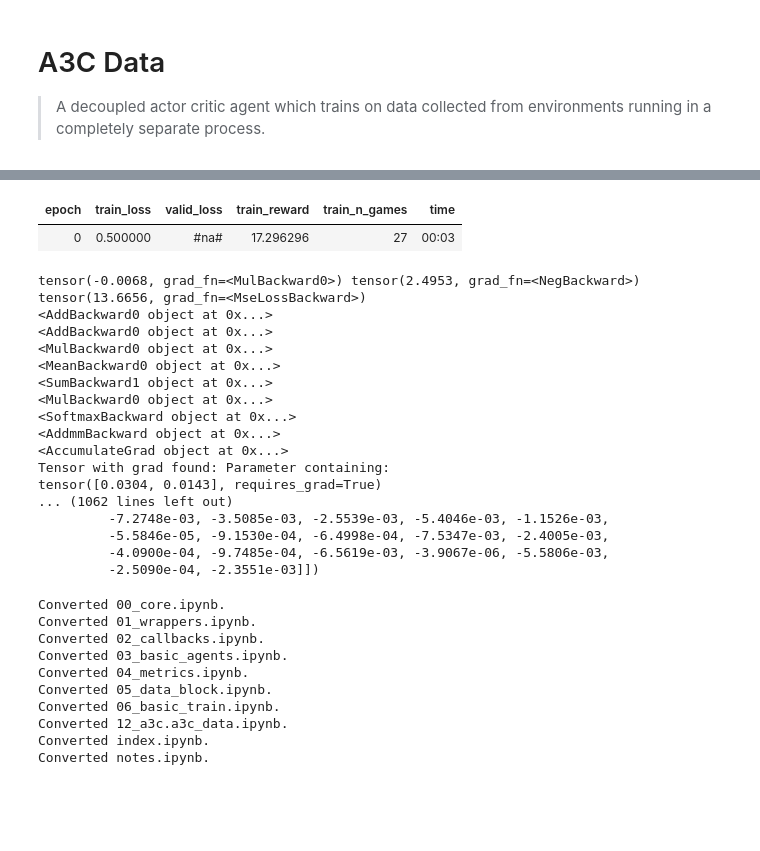
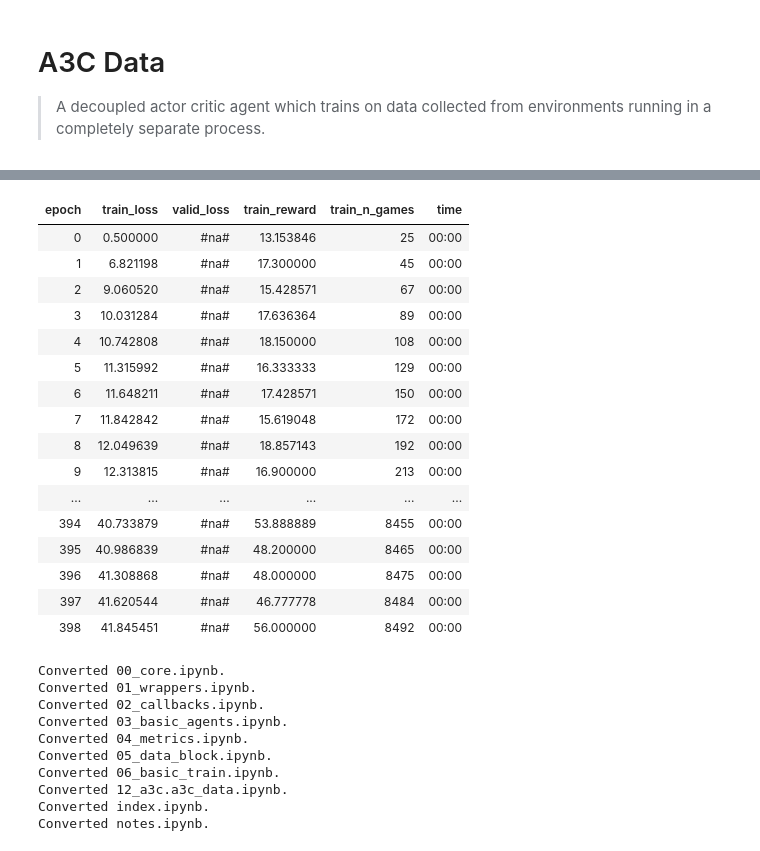
Before and after one commit to josiahls/fast-reinforcement-learning-2, a Jupyter notebook: nbs/12_a3c.a3c_data.ipynb, the cells around one changed output, grey strips where cells are left out. Saved outputs shown, nothing was run; the diff lists cells and outputs as text; code cells hidden in the pictures; blank space fills up the shorter version.

```diff
--- a/nbs/12_a3c.a3c_data.ipynb
+++ b/nbs/12_a3c.a3c_data.ipynb
@@ -228,13 +256,19 @@ class A3CTrainer(LearnerCallback):
     def on_backward_begin(self,last_loss,**kwargs):
         if self.skip_process_batch:return {'skip_bwd':self.skip_process_batch}
         s_t,a_t,r_est=unbatch(self.batch,self.learn.model,self.learn.discount**self.data.ds_kwargs['skip_n_steps'])
+        r_est=r_est.squeeze(1)
+#         print(a_t.float().mean(),s_t.mean(),r_est.mean())
+#         print(a_t.shape,s_t.shape,r_est.shape)
+#         r_est=r_est.squeeze(1)
         self.learn.opt.zero_grad()
         logits_v,value_v=self.learn.model(s_t)
+#         print(logits_v.shape,s_t.shape)
 
         loss_value_v=F.mse_loss(value_v.squeeze(-1),r_est)
 #         print((r_est.mean(),value_v.mean()))
         log_prob_v=F.log_softmax(logits_v,dim=1)
         adv_v=r_est-value_v.detach()
+#         print(log_prob_v.shape)
         log_prob_actions_v=adv_v*log_prob_v[range(self.learn.data.bs),a_t]
         loss_policy_v=-log_prob_actions_v.mean()
 
@@ -242,48 +276,48 @@ class A3CTrainer(LearnerCallback):
 #         print(prob_v.max(),log_prob_v.max(),prob_v.min(),log_prob_v.min())
         entropy_loss_v=self.learn.entropy_beta*(prob_v*log_prob_v).sum(dim=1).mean()
 
-        print(entropy_loss_v,loss_policy_v,loss_value_v)
-        loss_v=entropy_loss_v+loss_policy_v+loss_value_v
+        loss_v=entropy_loss_v+loss_value_v+loss_policy_v
 
         self.learn.loss_func.loss=loss_v.detach()
         return {'last_loss':loss_v,'skip_bwd':self.skip_process_batch}
 
 
     def on_backward_end(self,*args,**kwargs):
-        if not self.skip_process_batch:nn_utils.clip_grad_norm_(self.learn.model.parameters(),self.learn.clip_grad)
+        if not self.skip_process_batch:
+            nn_utils.clip_grad_norm_(self.learn.model.parameters(),self.learn.clip_grad)
+#             print(getModelconf(self.learn.model,True))
         return {'skip_bwd':self.skip_process_batch,
                 'skip_step':self.skip_process_batch,
                 'skip_zero':self.skip_process_batch}
     def on_step_end(self,last_loss,*args,**kwargs):
-        getBack(last_loss.grad_fn)
+#         getBack(last_loss.grad_fn)
         if self.skip_process_batch:return
         self.batch.clear()
 # %%
-data=AsyncExperienceSourceDataBunch.from_env('CartPole-v1',bs=128,n_processes=4,firstlast=True,ds_kwargs={'n_envs':15,'skip_n_steps':4},num_workers=12)
+data=AsyncExperienceSourceDataBunch.from_env('CartPole-v1',bs=128,n_processes=4,firstlast=True,ds_kwargs={'n_envs':15,'skip_n_steps':4},num_workers=12,
+                                             dequeue_warnings=True,dequeue_n_attempts=2,unsafe_wait=True)
 model=LinearA2C((4,),2)
 agent=ActorCriticAgent(model=model)
 learn=A3CLearner(data,model,agent=agent,callback_fns=[A3CTrainer,RewardMetric,NGamesMetric])
-learn.fit(1,lr=0.001,wd=0)
+learn.fit(900,lr=0.001,wd=0)
 # %% [output]
 | epoch | train_loss | valid_loss | train_reward | train_n_games | time |
-| 0 | 0.500000 | #na# | 17.296296 | 27 | 00:03 |
+| 0 | 0.500000 | #na# | 13.153846 | 25 | 00:00 |
+| 1 | 6.821198 | #na# | 17.300000 | 45 | 00:00 |
+| 2 | 9.060520 | #na# | 15.428571 | 67 | 00:00 |
+| 3 | 10.031284 | #na# | 17.636364 | 89 | 00:00 |
+| 4 | 10.742808 | #na# | 18.150000 | 108 | 00:00 |
+| 5 | 11.315992 | #na# | 16.333333 | 129 | 00:00 |
+| 6 | 11.648211 | #na# | 17.428571 | 150 | 00:00 |
+| 7 | 11.842842 | #na# | 15.619048 | 172 | 00:00 |
+| 8 | 12.049639 | #na# | 18.857143 | 192 | 00:00 |
+| 9 | 12.313815 | #na# | 16.900000 | 213 | 00:00 |
+| ... | ... | ... | ... | ... | ... |
+| 394 | 40.733879 | #na# | 53.888889 | 8455 | 00:00 |
+| 395 | 40.986839 | #na# | 48.200000 | 8465 | 00:00 |
+| 396 | 41.308868 | #na# | 48.000000 | 8475 | 00:00 |
+| 397 | 41.620544 | #na# | 46.777778 | 8484 | 00:00 |
+| 398 | 41.845451 | #na# | 56.000000 | 8492 | 00:00 |
-tensor(-0.0068, grad_fn=<MulBackward0>) tensor(2.4953, grad_fn=<NegBackward>) tensor(13.6656, grad_fn=<MseLossBackward>)
-<AddBackward0 object at 0x...>
-<AddBackward0 object at 0x...>
-<MulBackward0 object at 0x...>
-<MeanBackward0 object at 0x...>
-<SumBackward1 object at 0x...>
-<MulBackward0 object at 0x...>
-<SoftmaxBackward object at 0x...>
-<AddmmBackward object at 0x...>
-<AccumulateGrad object at 0x...>
-Tensor with grad found: Parameter containing:
-tensor([0.0304, 0.0143], requires_grad=True)
-... (1062 lines left out)
-         -7.2748e-03, -3.5085e-03, -2.5539e-03, -5.4046e-03, -1.1526e-03,
-         -5.5846e-05, -9.1530e-04, -6.4998e-04, -7.5347e-03, -2.4005e-03,
-         -4.0900e-04, -9.7485e-04, -6.5619e-03, -3.9067e-06, -5.5806e-03,
-         -2.5090e-04, -2.3551e-03]])
 # %%
 # hide
 from nbdev.export import *
```
Also changed, not shown: parts of 4 cells of this notebook, 8 other files.
